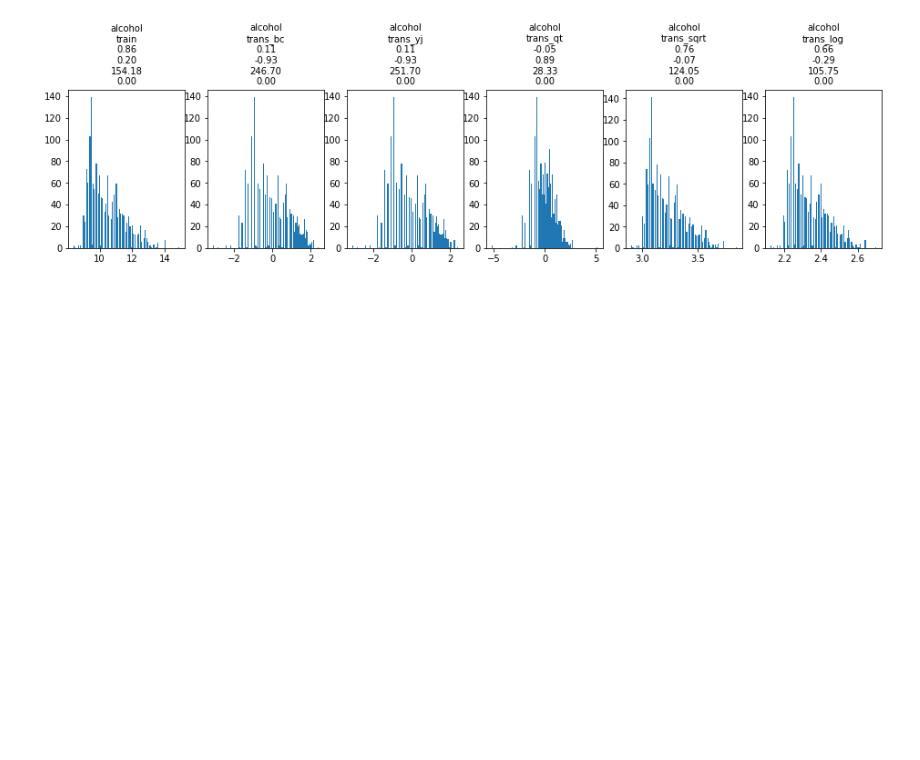
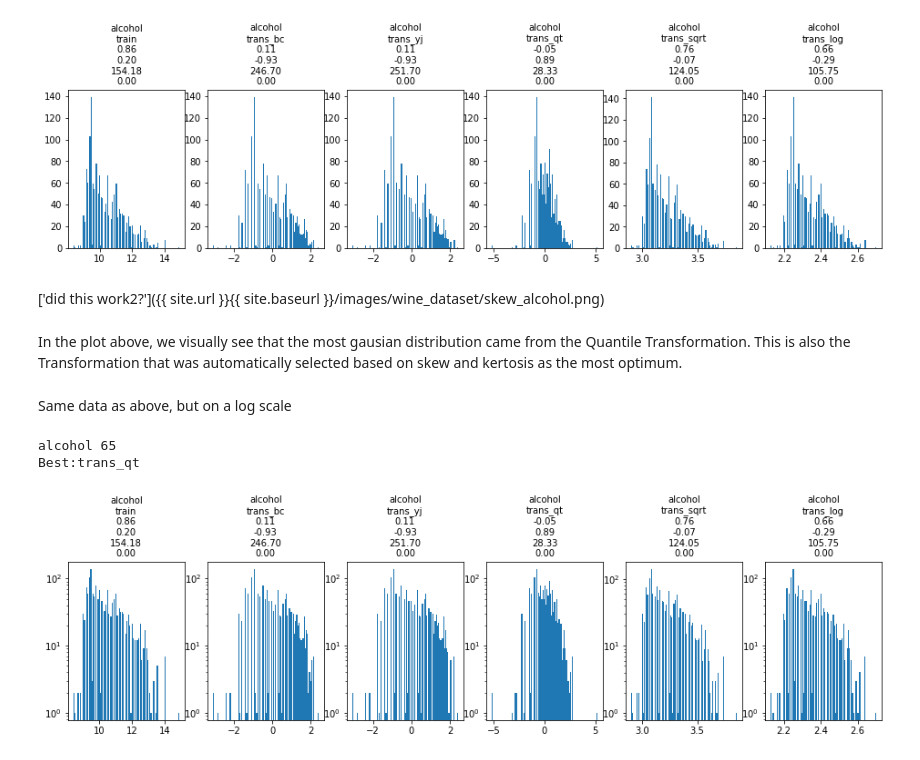
Before and after one commit to patrick-hanley/thought_experiments, a Jupyter notebook: _notebooks/2021_02_21_feature_engineering_numerical_transformation.ipynb, the cells around one changed output. Cells and saved outputs as stored; diff of their text form; code cells hidden in the pictures; blank space fills up the shorter version.

Commit message:
why doesn't image change

```diff
--- a/_notebooks/2021_02_21_feature_engineering_numerical_transformation.ipynb
+++ b/_notebooks/2021_02_21_feature_engineering_numerical_transformation.ipynb
@@ -321,3 +321,16 @@ trans_alcohol_df = plot_transforms(df, df.columns.get_loc('alcohol'), log=False)
 alcohol 65
 Best:trans_qt
 [figure]
+# %% [markdown]
+['did this work2?']({{ site.url }}{{ site.baseurl }}/images/wine_dataset/skew_alcohol.png)
+# %% [markdown]
+In the plot above, we visually see that the most gausian distribution came from the Quantile Transformation.  This is also the Transformation that was automatically selected based on skew and kertosis as the most optimum.
+# %% [markdown]
+Same data as above, but on a log scale
+# %%
+#hide
+_ = plot_transforms(df, df.columns.get_loc('alcohol'), log=True)
+# %% [output]
+alcohol 65
+Best:trans_qt
+[figure, added]
```
Also changed, not shown: parts of 1 cell of this notebook.
